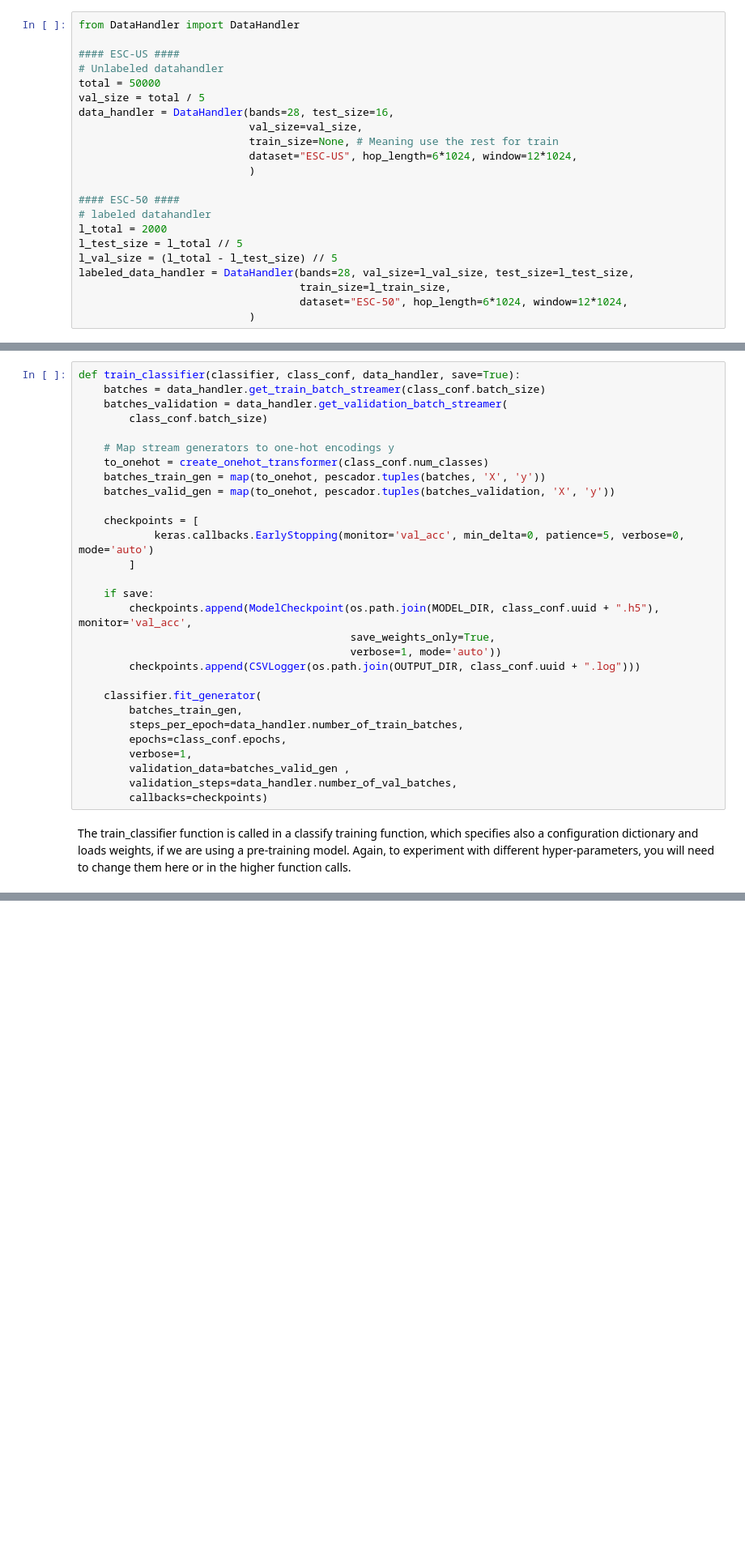
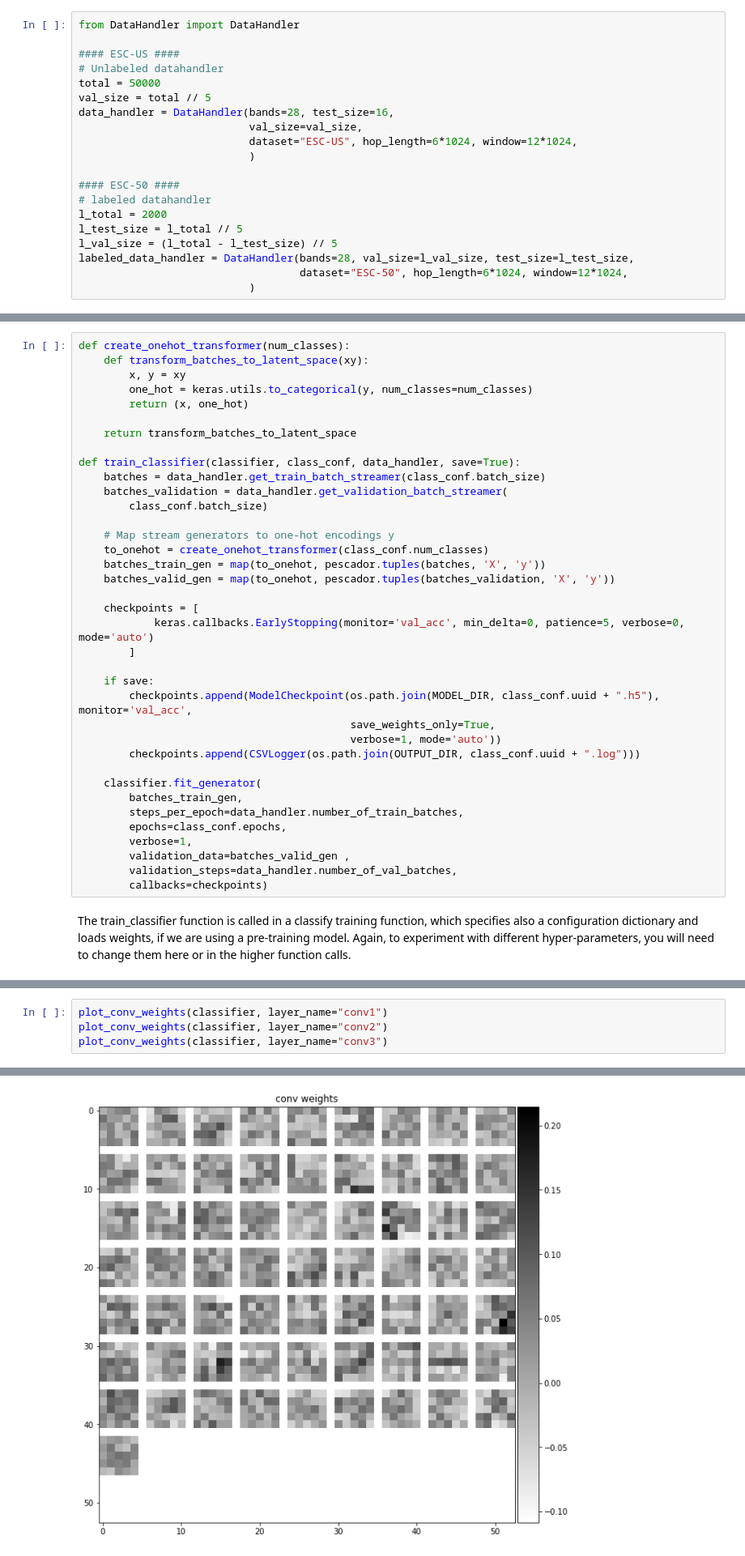
Before and after one commit to Rasmusafj/02456-deep-learning-project12, a Jupyter notebook: Step2_ESC-semi-supervised-learning.ipynb, the cells around one changed output, grey strips where cells are left out. Shown at 81% size. Saved outputs shown, nothing was run; the diff lists cells and outputs as text; blank space fills up the shorter version.

```diff
--- a/Step2_ESC-semi-supervised-learning.ipynb
+++ b/Step2_ESC-semi-supervised-learning.ipynb
@@ -37,10 +43,9 @@ from DataHandler import DataHandler
 #### ESC-US ####
 # Unlabeled datahandler
 total = 50000
-val_size = total / 5
+val_size = total // 5
 data_handler = DataHandler(bands=28, test_size=16,
                            val_size=val_size,
-                           train_size=None, # Meaning use the rest for train
                            dataset="ESC-US", hop_length=6*1024, window=12*1024,
                            )
 
@@ -50,6 +55,5 @@ l_total = 2000
 l_test_size = l_total // 5
 l_val_size = (l_total - l_test_size) // 5
 labeled_data_handler = DataHandler(bands=28, val_size=l_val_size, test_size=l_test_size,
-                                   train_size=l_train_size,
                                    dataset="ESC-50", hop_length=6*1024, window=12*1024,
                            )
@@ -259,6 +261,14 @@ def autoencoder(load=True, train=False, extra_conf={}):
 #### Classifier training
 The classifier training function is very similar to the autoencoder classifier. The main difference is that we map the output values to one-hot encodings. Again, a configuration dictionary is provided for all of the hyper-parameters.
 # %%
+def create_onehot_transformer(num_classes):
+    def transform_batches_to_latent_space(xy):
+        x, y = xy
+        one_hot = keras.utils.to_categorical(y, num_classes=num_classes)
+        return (x, one_hot)
+
+    return transform_batches_to_latent_space
+
 def train_classifier(classifier, class_conf, data_handler, save=True):
     batches = data_handler.get_train_batch_streamer(class_conf.batch_size)
     batches_validation = data_handler.get_validation_batch_streamer(
@@ -389,0 +449,5 @@ The final section shows our results and visualizations.
+# %%
+plot_conv_weights(classifier, layer_name="conv1")
+plot_conv_weights(classifier, layer_name="conv2")
+plot_conv_weights(classifier, layer_name="conv3")
+# %% [output]
@@ -389,0 +457 @@ The final section shows our results and visualizations.
+[figure, added]
```
Also changed, not shown: parts of 20 cells of this notebook, 17 other files.
